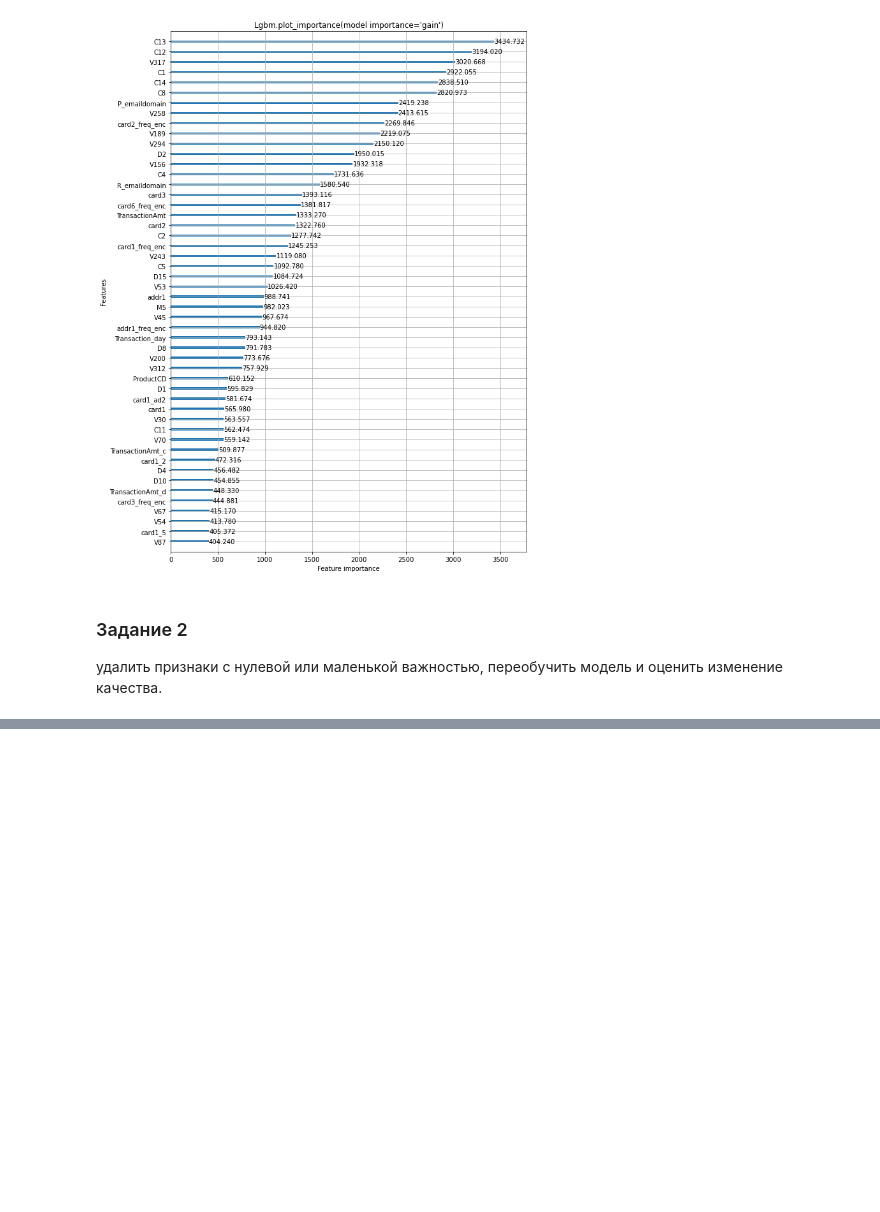
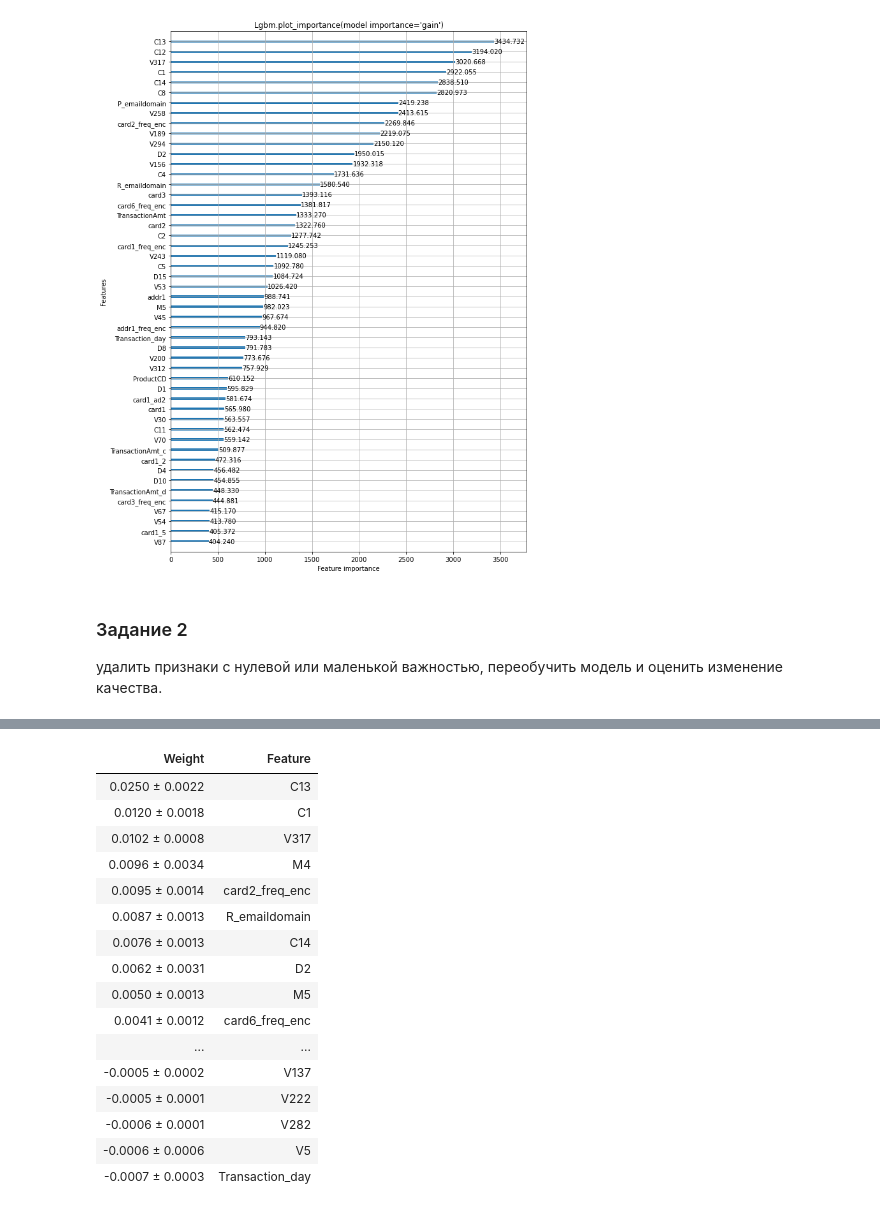
Before and after one commit to evelisko/GB_SDA_Kaggle, a Jupyter notebook: Lesson 6/HW_kaggle_lesson_6.ipynb, the cells around one changed output, grey strips where cells are left out. Drawn from its saved outputs; the diff is of its cells as text; code cells hidden in the pictures; blank space fills up the shorter version.

```diff
--- a/Lesson 6/HW_kaggle_lesson_6.ipynb
+++ b/Lesson 6/HW_kaggle_lesson_6.ipynb
@@ -342,0 +318,24 @@ evalute_model(df=public_df[importance_features], categorical=categorical, model_
+# %%
+estimator = PermutationImportance( base_model, scoring="roc_auc", random_state=27)
+
+importance = estimator.fit(x_val.fillna(-9999), y_val)
+# %%
+show_weights(importance, feature_names=x_val.columns.tolist(), top=x_val.shape[1])
+# %% [output]
+| Weight | Feature |
+| 0.0250 ± 0.0022 | C13 |
+| 0.0120 ± 0.0018 | C1 |
+| 0.0102 ± 0.0008 | V317 |
+| 0.0096 ± 0.0034 | M4 |
+| 0.0095 ± 0.0014 | card2_freq_enc |
+| 0.0087 ± 0.0013 | R_emaildomain |
+| 0.0076 ± 0.0013 | C14 |
+| 0.0062 ± 0.0031 | D2 |
+| 0.0050 ± 0.0013 | M5 |
+| 0.0041 ± 0.0012 | card6_freq_enc |
+| ... | ... |
+| -0.0005 ± 0.0002 | V137 |
+| -0.0005 ± 0.0001 | V222 |
+| -0.0006 ± 0.0001 | V282 |
+| -0.0006 ± 0.0006 | V5 |
+| -0.0007 ± 0.0003 | Transaction_day |
```
Also changed, not shown: parts of 26 cells of this notebook.
